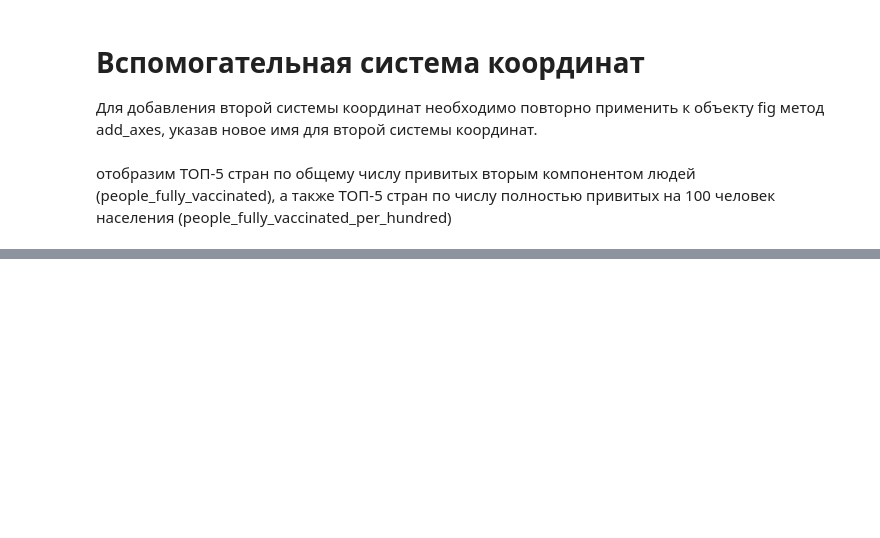
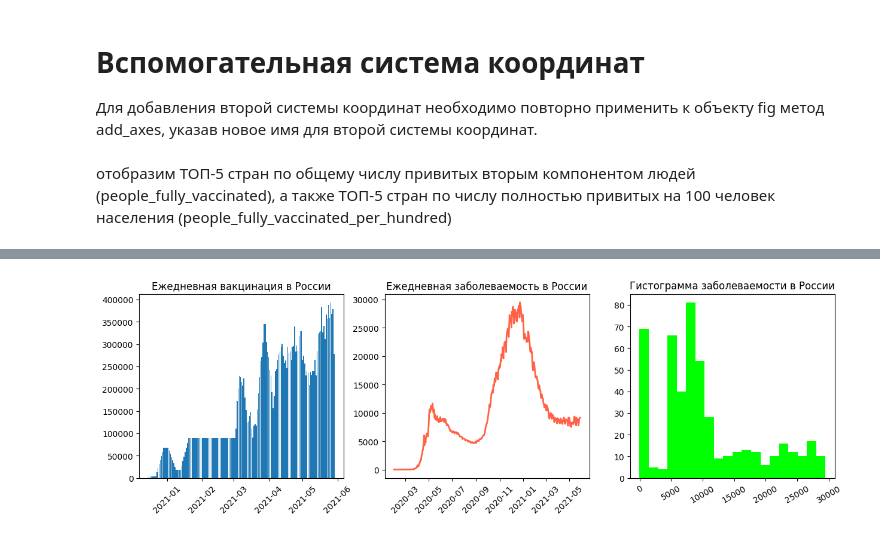
Before and after one commit to UdTatyana/SF-Data-Science, a Jupyter notebook: Skillfactory/PY_13 Визуализация/Theory_13.ipynb, the cells around one changed output, grey strips where cells are left out. Cells and saved outputs as stored; diff of their text form; code cells hidden in the pictures; blank space fills up the shorter version.

```diff
--- a/Skillfactory/PY_13 Визуализация/Theory_13.ipynb
+++ b/Skillfactory/PY_13 Визуализация/Theory_13.ipynb
@@ -368,0 +387,37 @@ main_axes.bar(
+# %%
+russia_data = covid_df[covid_df['country'] == 'Russia'] # фильтр данные только по России
+
+# визуализация системы координат
+fig, axes = plt.subplots(nrows=1, ncols=3, figsize=(15, 4))
+
+# столбчатая диаграмма
+axes[0].bar(
+    x=russia_data['date'],
+    height=russia_data['daily_vaccinations'],
+    label="Число вакцинированных"
+)
+axes[0].set_title("Ежедневная вакцинация в России")
+axes[0].xaxis.set_tick_params(rotation=45)
+
+# линейный график
+axes[1].plot(
+    russia_data['date'],
+    russia_data['daily_confirmed'],
+    label="Число заболевших",
+    color='tomato',
+    lw=2
+)
+axes[1].set_title("Ежедневная заболеваемость в России")
+axes[1].xaxis.set_tick_params(rotation=45)
+
+# гисторгамма
+axes[2].hist(
+    x=russia_data['daily_confirmed'],
+    label='Число заболевших',
+    color='lime',
+    bins=20
+)
+axes[2].set_title("Гистограмма заболеваемости в России")
+axes[2].xaxis.set_tick_params(rotation=30)
+# %% [output]
+[figure, added]
```
Also changed, not shown: parts of 9 cells of this notebook.
